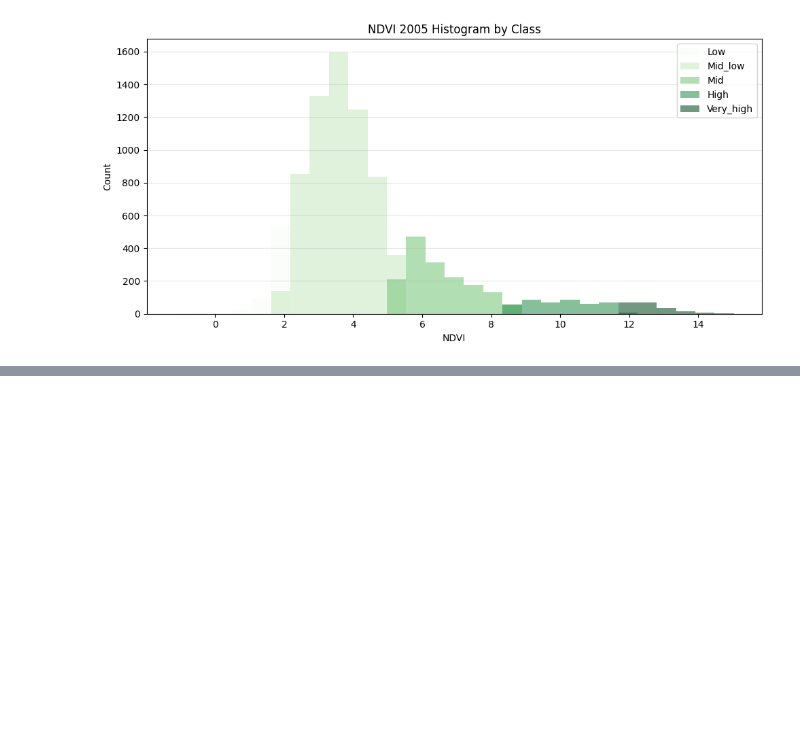
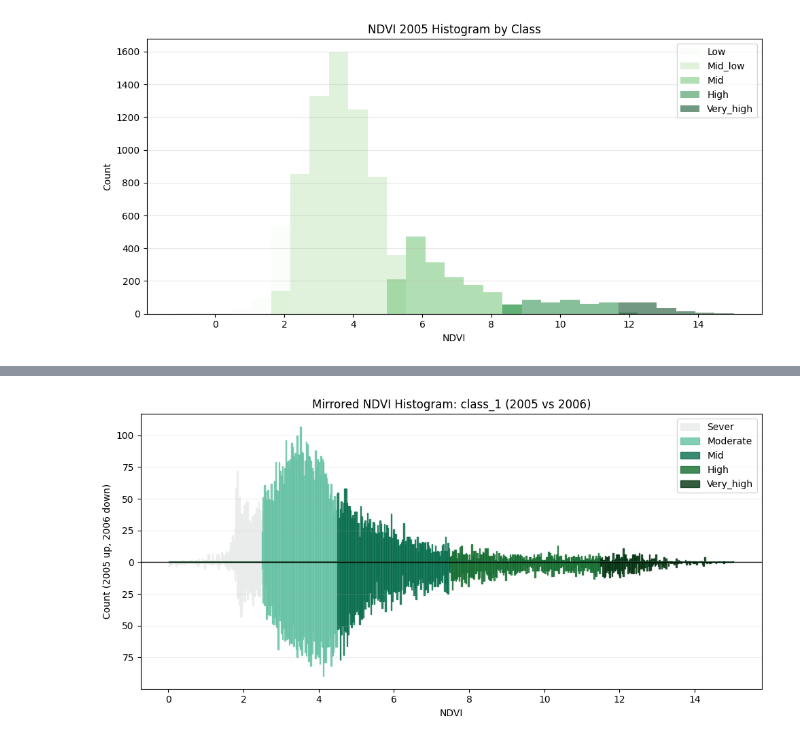
Before and after one commit to Thaer-F-Ali/CodexTestDemo, a Jupyter notebook: NumpyCodexTest.ipynb, the cells around one changed output, grey strips where cells are left out. Drawn from its saved outputs; the diff is of its cells as text; code cells hidden in the pictures; blank space fills up the shorter version.

```diff
--- a/NumpyCodexTest.ipynb
+++ b/NumpyCodexTest.ipynb
@@ -558,0 +703,81 @@ plt.show()
+# %%
+# Mirrored histogram (back-to-back) for class_1 in 2005 vs 2006
+import numpy as np
+import matplotlib.pyplot as plt
+from matplotlib.ticker import FuncFormatter
+
+# If arrays are not already defined, build them from DataFrames
+try:
+    class_1_vals5
+    class_1_vals
+except NameError:
+    ndvi_2005_class_1 = ndvi_2005['class_1'].dropna().values
+    ndvi_2005_class_2 = ndvi_2005['class_2'].dropna().values
+    ndvi_2006_class_3 = ndvi_2005['class_3'].dropna().values
+    ndvi_2006_class_4 = ndvi_2005['class_4'].dropna().values
+    ndvi_2006_class_5 = ndvi_2005['class_5'].dropna().values
+
+    ndvi_2006_class_1 = ndvi_2006['class_1'].dropna().values
+    ndvi_2006_class_2 = ndvi_2006['class_2'].dropna().values
+    ndvi_2006_class_3 = ndvi_2006['class_3'].dropna().values
+    ndvi_2006_class_4 = ndvi_2006['class_4'].dropna().values
+    ndvi_2006_class_5 = ndvi_2006['class_5'].dropna().values
+
+#arr_2005 = np.asarray(class_1_vals5, dtype=float)
+arr_2005_1 = np.asarray(class_1_vals5, dtype=float)
+arr_2005_2 = np.asarray(class_2_vals5 , dtype=float)
+arr_2005_3 = np.asarray(class_3_vals5, dtype=float)
+arr_2005_4 = np.asarray(class_4_vals5, dtype=float)
+arr_2005_5 = np.asarray(class_5_vals5, dtype=float)
+
+arr_2006_1 = np.asarray(class_1_vals, dtype=float)
+arr_2006_2 = np.asarray(class_2_vals, dtype=float)
+arr_2006_3 = np.asarray(class_3_vals, dtype=float)
+arr_2006_4 = np.asarray(class_4_vals, dtype=float)
+arr_2006_5 = np.asarray(class_5_vals, dtype=float)
+
+#arr_2005 = np.asarray(class_1_vals5, dtype=float)
+#arr_2006 = np.asarray(class_1_vals, dtype=float)
+
+all_vals = np.concatenate([arr_2005_1, arr_2005_2, arr_2005_3, arr_2005_4, arr_2005_5, arr_2006_1, arr_2006_2, arr_2006_3, arr_2006_4, arr_2006_5])
+bin_edges = np.linspace(all_vals.min(), all_vals.max(), 500)
+
+h20051, _ = np.histogram(arr_2005_1, bins=bin_edges)
+h20052, _ = np.histogram(arr_2005_2, bins=bin_edges)
+h20053, _ = np.histogram(arr_2005_3, bins=bin_edges)
+h20054, _ = np.histogram(arr_2005_4, bins=bin_edges)
+h20055, _ = np.histogram(arr_2005_5, bins=bin_edges)
+
+h20061, _ = np.histogram(arr_2006_1, bins=bin_edges)
+h20062, _ = np.histogram(arr_2006_2, bins=bin_edges)
+h20063, _ = np.histogram(arr_2006_3, bins=bin_edges)
+h20064, _ = np.histogram(arr_2006_4, bins=bin_edges)
+h20065, _ = np.histogram(arr_2006_5, bins=bin_edges)
+
+centers = 0.5 * (bin_edges[:-1] + bin_edges[1:])
+widths = np.diff(bin_edges)
+
+fig, ax = plt.subplots(figsize=(10, 5))
+ax.bar(centers, h20051, width=widths, color="#e9ecea", alpha=0.8, label='Sever', edgecolor="#e9ecea")
+ax.bar(centers, h20052, width=widths, color="#66c2a5", alpha=0.8, label='Moderate', edgecolor="#66c2a5")
+ax.bar(centers, h20053, width=widths, color="#096e4e", alpha=0.8, label='Mid', edgecolor="#096e4e")
+ax.bar(centers, h20054, width=widths, color="#156d30", alpha=0.8, label='High', edgecolor="#156d30")
+ax.bar(centers, h20055, width=widths, color="#023311", alpha=0.8, label='Very_high', edgecolor="#023311")
+ax.bar(centers, -h20061, width=widths, color="#e9ecea", alpha=0.8, edgecolor="#e9ecea")
+ax.bar(centers, -h20062, width=widths, color="#66c2a5", alpha=0.8, edgecolor="#66c2a5")
+ax.bar(centers, -h20063, width=widths, color="#096e4e", alpha=0.8, edgecolor="#096e4e")
+ax.bar(centers, -h20064, width=widths, color="#156d30", alpha=0.8, edgecolor="#156d30")
+ax.bar(centers, -h20065, width=widths, color="#023311", alpha=0.8, edgecolor="#023311")
+
+ax.axhline(0, color='black', linewidth=1)
+ax.set_title('Mirrored NDVI Histogram: class_1 (2005 vs 2006)')
+ax.set_xlabel('NDVI')
+ax.set_ylabel('Count (2005 up, 2006 down)')
+ax.yaxis.set_major_formatter(FuncFormatter(lambda y, _: f'{int(abs(y))}'))
+ax.grid(axis='y', alpha=0.2)
+ax.legend()
+
+plt.tight_layout()
+plt.show()
+# %% [output]
+[figure, added]
```
Also changed, not shown: parts of 8 cells of this notebook, 1 other file.
